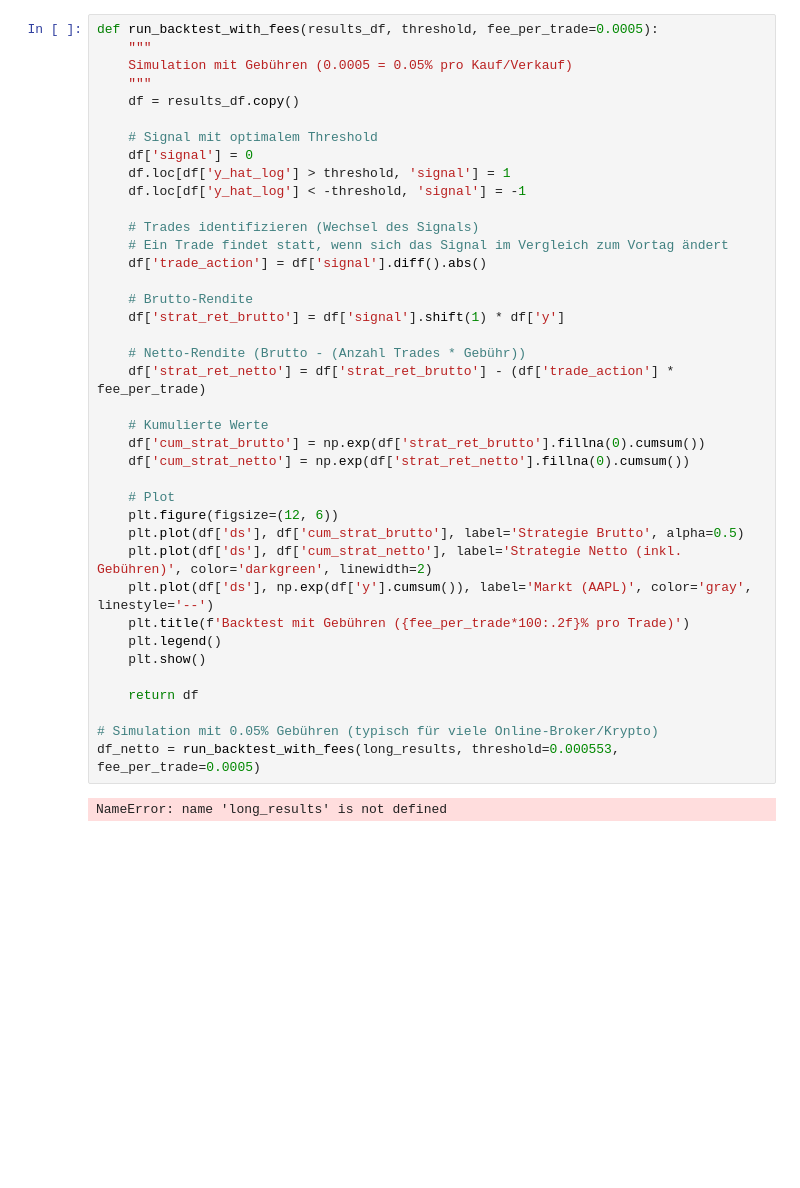
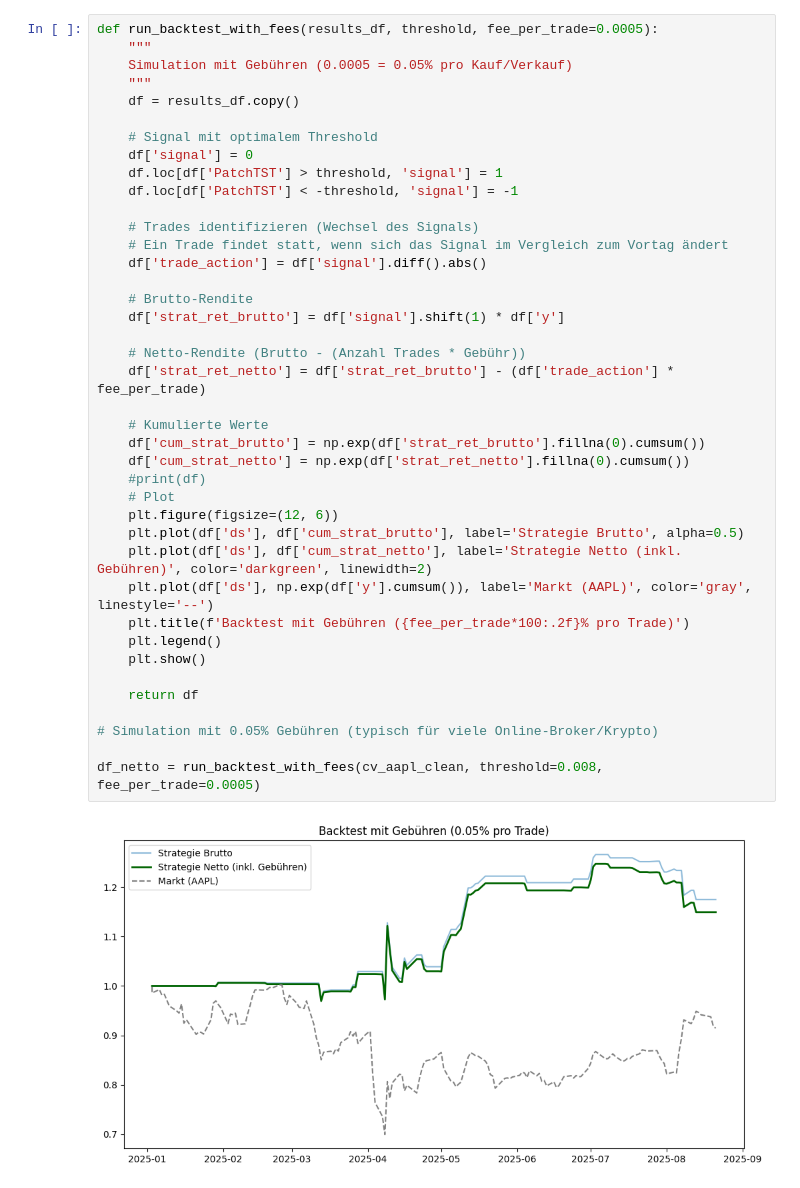
Before and after one commit to spaxxomatic/patchtst_timeseries, a Jupyter notebook: mutivariant.ipynb, the cells around one changed output. Drawn from its saved outputs; the diff is of its cells as text; blank space fills up the shorter version.

```diff
--- a/mutivariant.ipynb
+++ b/mutivariant.ipynb
@@ -462,38 +313,39 @@ def run_backtest_with_fees(results_df, threshold, fee_per_trade=0.0005):
 
     # Signal mit optimalem Threshold
     df['signal'] = 0
-    df.loc[df['y_hat_log'] > threshold, 'signal'] = 1
-    df.loc[df['y_hat_log'] < -threshold, 'signal'] = -1
+    df.loc[df['PatchTST'] > threshold, 'signal'] = 1
+    df.loc[df['PatchTST'] < -threshold, 'signal'] = -1
 
     # Trades identifizieren (Wechsel des Signals)
     # Ein Trade findet statt, wenn sich das Signal im Vergleich zum Vortag ändert
     df['trade_action'] = df['signal'].diff().abs()
 
     # Brutto-Rendite
     df['strat_ret_brutto'] = df['signal'].shift(1) * df['y']
 
     # Netto-Rendite (Brutto - (Anzahl Trades * Gebühr))
     df['strat_ret_netto'] = df['strat_ret_brutto'] - (df['trade_action'] * fee_per_trade)
 
     # Kumulierte Werte
     df['cum_strat_brutto'] = np.exp(df['strat_ret_brutto'].fillna(0).cumsum())
     df['cum_strat_netto'] = np.exp(df['strat_ret_netto'].fillna(0).cumsum())
-
+    #print(df)
     # Plot
     plt.figure(figsize=(12, 6))
     plt.plot(df['ds'], df['cum_strat_brutto'], label='Strategie Brutto', alpha=0.5)
     plt.plot(df['ds'], df['cum_strat_netto'], label='Strategie Netto (inkl. Gebühren)', color='darkgreen', linewidth=2)
     plt.plot(df['ds'], np.exp(df['y'].cumsum()), label='Markt (AAPL)', color='gray', linestyle='--')
     plt.title(f'Backtest mit Gebühren ({fee_per_trade*100:.2f}% pro Trade)')
     plt.legend()
     plt.show()
 
     return df
 
 # Simulation mit 0.05% Gebühren (typisch für viele Online-Broker/Krypto)
-df_netto = run_backtest_with_fees(long_results, threshold=0.000553, fee_per_trade=0.0005)
+
+df_netto = run_backtest_with_fees(cv_aapl_clean, threshold=0.008, fee_per_trade=0.0005)
 # %% [output]
-NameError: name 'long_results' is not defined
+[figure, added]
 # %%
 #Wir führen eine Confidence-Schwelle ein.
 # Wenn das Modell nur eine minimale Bewegung vorhersagt, bleiben wir an der Seitenlinie (Signal 0). Wir handeln nur bei "starken" Vorhersagen.
```
Also changed, not shown: parts of 12 cells of this notebook, 30 other files.
